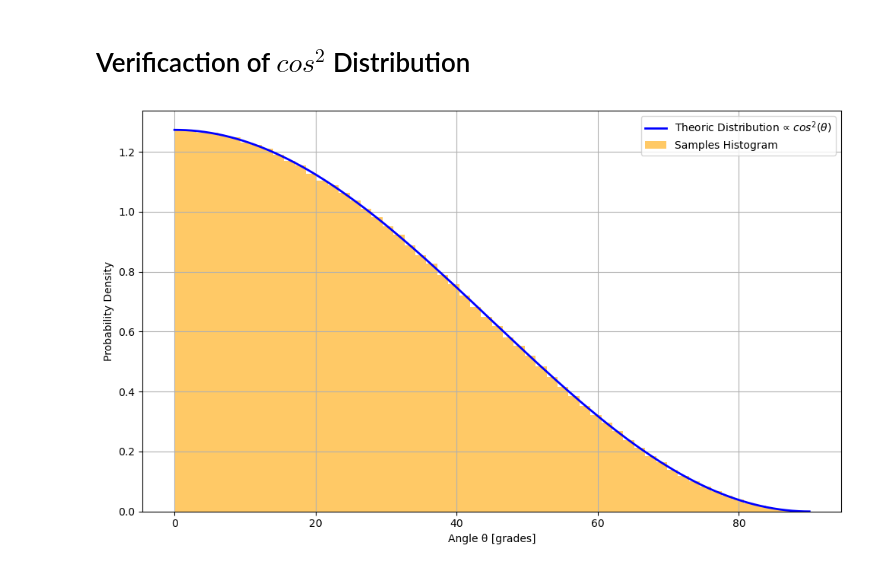
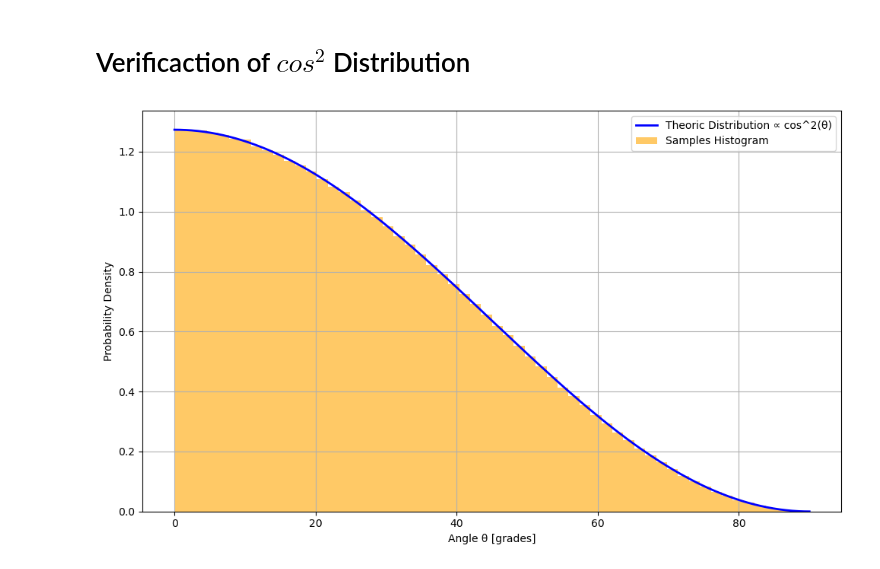
Before and after one commit to QuantumCode4/Thesis, a Jupyter notebook: Code_Acceptance/Example_Distribution.ipynb, the cells around one changed output. Saved outputs shown, nothing was run; the diff lists cells and outputs as text; code cells hidden in the pictures.

```diff
--- a/Code_Acceptance/Example_Distribution.ipynb
+++ b/Code_Acceptance/Example_Distribution.ipynb
@@ -9,25 +9,25 @@ from tqdm import tqdm
 N_MUONS = int(5e6)
 NUM_BINS = 58
 n = 2
-theta =  aa.sample_theta_cosn(N_MUONS,n)
+theta =  aa.sample_theta_cosn(N_MUONS,n,"rejection")
 # %%
 counts, bins = np.histogram(theta, bins=NUM_BINS, range=(0, np.pi/2), density=True)
 bin_centers_rad = 0.5 * (bins[:-1] + bins[1:])
 bin_centers_deg = np.rad2deg(bin_centers_rad)
 
 theta_vals = np.linspace(0, np.pi/2, 1000)
 pdf = np.cos(theta_vals)**n
 pdf /= np.trapz(pdf, theta_vals) # Normalization
 
 plt.figure(figsize=(10, 6))
 plt.bar(bin_centers_deg, counts, width=np.rad2deg(bins[1]-bins[0]), alpha=0.6,
         label='Samples Histogram', color='orange')
-plt.plot(np.rad2deg(theta_vals), pdf, 'b-', linewidth=2, label=fr'Theoric Distribution ∝ $cos^{n}(θ)$')
+plt.plot(np.rad2deg(theta_vals), pdf, 'b-', linewidth=2, label=f'Theoric Distribution ∝ cos^{n}(θ)')
 plt.xlabel('Angle θ [grades]')
 plt.ylabel('Probability Density')
 plt.grid(True)
 plt.legend()
 plt.tight_layout()
 plt.show()
 # %% [output]
-[figure, old version]
+[figure, new version]
```
Also changed, not shown: 3 other files.
